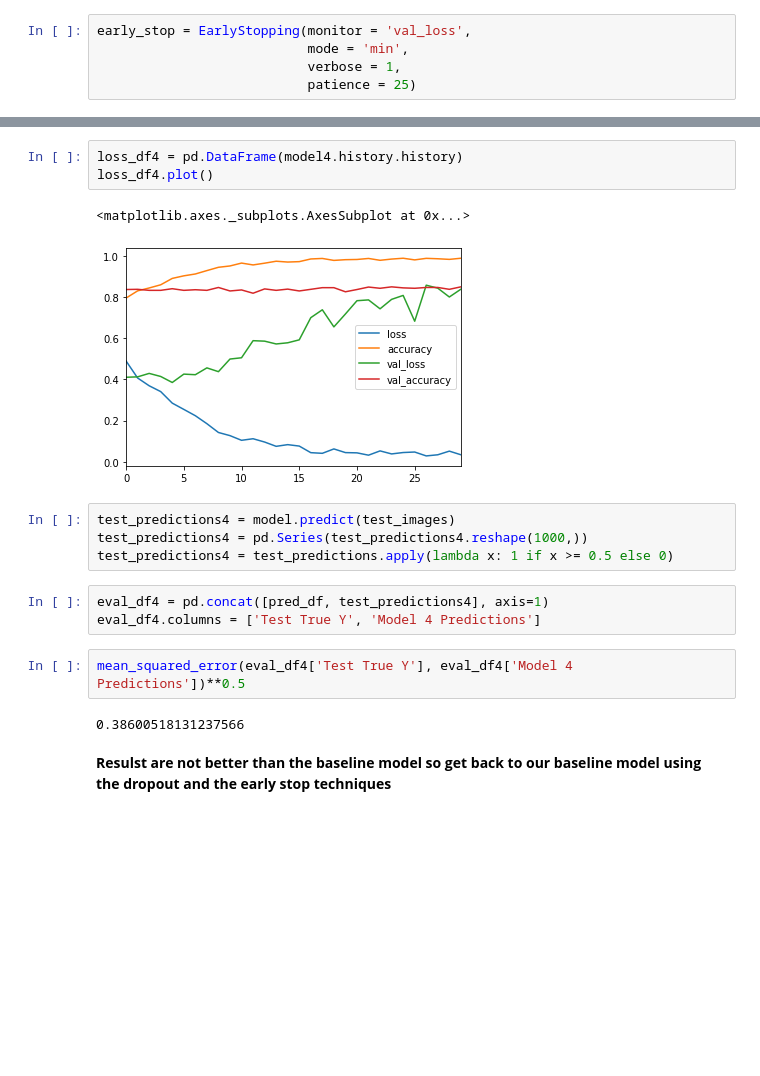
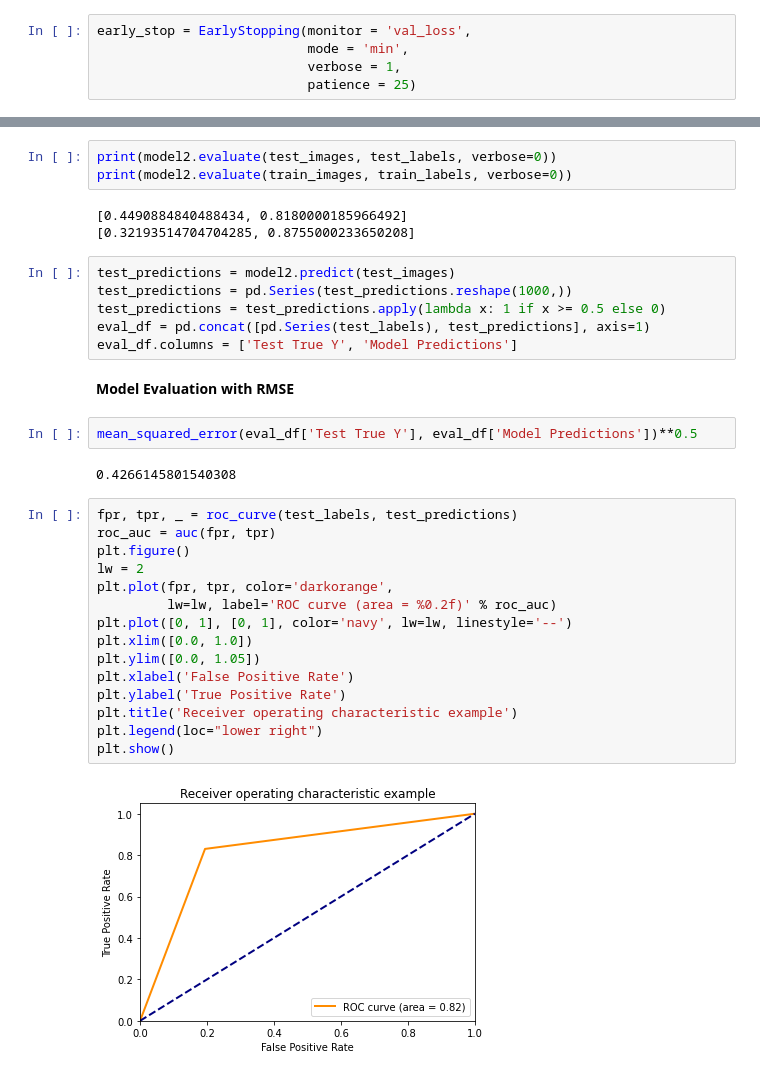
Before and after one commit to jorickdefraine/SDTSIA210, a Jupyter notebook: binary_classification_quickdraw.ipynb, the cells around one changed output, grey strips where cells are left out. Cells and saved outputs as stored; diff of their text form; blank space fills up the shorter version.

```diff
--- a/binary_classification_quickdraw.ipynb
+++ b/binary_classification_quickdraw.ipynb
@@ -256,20 +163,36 @@ Epoch 00030: early stopping
-# %%
-loss_df4 = pd.DataFrame(model4.history.history)
-loss_df4.plot()
-# %% [output]
-<matplotlib.axes._subplots.AxesSubplot at 0x...>
-[figure, removed]
+# %%
+print(model2.evaluate(test_images, test_labels, verbose=0))
+print(model2.evaluate(train_images, train_labels, verbose=0))
+# %% [output]
+[0.4490884840488434, 0.8180000185966492]
+[0.32193514704704285, 0.8755000233650208]
 # %%
-test_predictions4 = model.predict(test_images)
-test_predictions4 = pd.Series(test_predictions4.reshape(1000,))
-test_predictions4 = test_predictions.apply(lambda x: 1 if x >= 0.5 else 0)
+test_predictions = model2.predict(test_images)
+test_predictions = pd.Series(test_predictions.reshape(1000,))
+test_predictions = test_predictions.apply(lambda x: 1 if x >= 0.5 else 0)
+eval_df = pd.concat([pd.Series(test_labels), test_predictions], axis=1)
+eval_df.columns = ['Test True Y', 'Model Predictions']
-# %%
-eval_df4 = pd.concat([pred_df, test_predictions4], axis=1)
-eval_df4.columns = ['Test True Y', 'Model 4 Predictions']
+# %% [markdown]
+**Model Evaluation with RMSE**
 # %%
-mean_squared_error(eval_df4['Test True Y'], eval_df4['Model 4 Predictions'])**0.5
+mean_squared_error(eval_df['Test True Y'], eval_df['Model Predictions'])**0.5
 # %% [output]
-0.38600518131237566
+0.4266145801540308
-# %% [markdown]
-**Resulst are not better than the baseline model so get back to our baseline model using the dropout and the early stop techniques**
+# %%
+fpr, tpr, _ = roc_curve(test_labels, test_predictions)
+roc_auc = auc(fpr, tpr)
+plt.figure()
+lw = 2
+plt.plot(fpr, tpr, color='darkorange',
+         lw=lw, label='ROC curve (area = %0.2f)' % roc_auc)
+plt.plot([0, 1], [0, 1], color='navy', lw=lw, linestyle='--')
+plt.xlim([0.0, 1.0])
+plt.ylim([0.0, 1.05])
+plt.xlabel('False Positive Rate')
+plt.ylabel('True Positive Rate')
+plt.title('Receiver operating characteristic example')
+plt.legend(loc="lower right")
+plt.show()
+# %% [output]
+[figure, added]
 # %%
```
Also changed, not shown: parts of 30 cells of this notebook.
